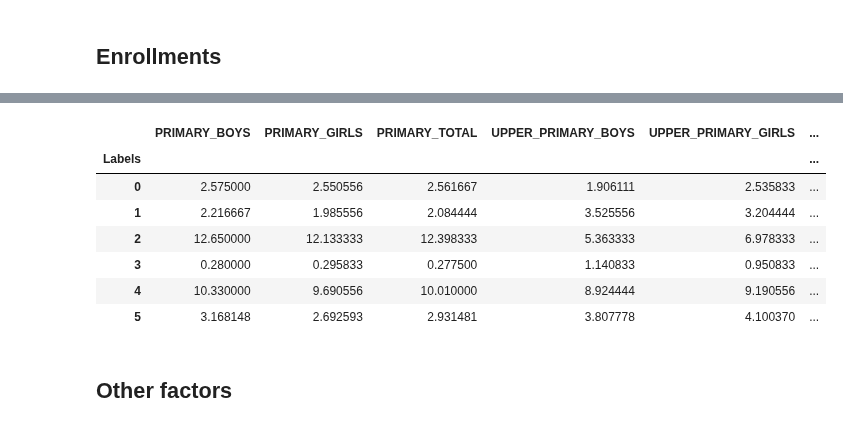
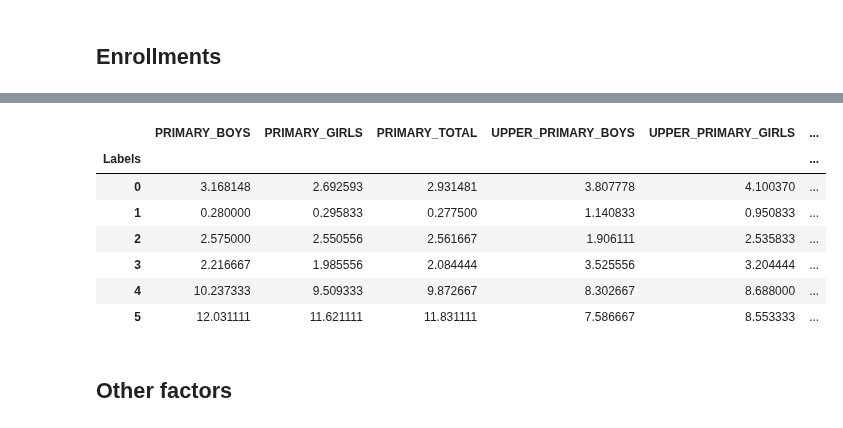
Before and after one commit to AnupamMisra/Data-science-projects, a Jupyter notebook: Education/notebooks/notebook.ipynb, the cells around one changed output, grey strips where cells are left out. Cells and saved outputs as stored; diff of their text form; code cells hidden in the pictures.

```diff
--- a/Education/notebooks/notebook.ipynb
+++ b/Education/notebooks/notebook.ipynb
@@ -92,14 +94,14 @@ factors.corr().style.background_gradient(cmap="Reds")
 # %% [markdown]
 ## Clustering
 # %%
-def create_clusters(x, groupon=list(x.columns)):
+def create_clusters(inx, groupon):
 
     scores=[]
     for i in range(4,36):
         k=KMeans(n_clusters=i,n_init=500, max_iter=500)
-        k.fit(x[groupon])
-        label=KMeans.predict(k,x[groupon])
-        scores.append(silhouette_score(x, label))
+        k.fit(inx[groupon])
+        label=KMeans.predict(k,inx[groupon])
+        scores.append(silhouette_score(inx, label))
 
     pd.DataFrame(scores).plot()
     best_cluster_no=np.argmax(scores[2:36])+2
@@ -109,9 +111,9 @@ def create_clusters(x, groupon=list(x.columns)):
     plt.ylabel("Silhoutte score")
     kk=KMeans(n_clusters=best_cluster_no)
 
-    kk.fit(x[groupon])
+    kk.fit(inx[groupon])
     lab = pd.DataFrame(kk.labels_,columns=['Labels'])
-    result=pd.concat([states['State'],x,lab['Labels']],axis=1)
+    result=pd.concat([states['State'],inx,lab['Labels']],axis=1)
     return result
 # %%
 def return_clusters(result):
@@ -166,14 +183,14 @@ KeyboardInterrupt:
 # %%
 reqd=dropouts_result.groupby('Labels')[dropouts_result.columns[1:-1]].agg('mean')
-reqd.style.background_gradient(cmap='Blues')
+reqd.style.background_gradient(cmap='YlGn')
 # %% [output]
 |  | PRIMARY_BOYS | PRIMARY_GIRLS | PRIMARY_TOTAL | UPPER_PRIMARY_BOYS | UPPER_PRIMARY_GIRLS | ... |
 | Labels |  |  |  |  |  | ... |
-| 0 | 2.575000 | 2.550556 | 2.561667 | 1.906111 | 2.535833 | ... |
-| 1 | 2.216667 | 1.985556 | 2.084444 | 3.525556 | 3.204444 | ... |
-| 2 | 12.650000 | 12.133333 | 12.398333 | 5.363333 | 6.978333 | ... |
-| 3 | 0.280000 | 0.295833 | 0.277500 | 1.140833 | 0.950833 | ... |
-| 4 | 10.330000 | 9.690556 | 10.010000 | 8.924444 | 9.190556 | ... |
-| 5 | 3.168148 | 2.692593 | 2.931481 | 3.807778 | 4.100370 | ... |
+| 0 | 3.168148 | 2.692593 | 2.931481 | 3.807778 | 4.100370 | ... |
+| 1 | 0.280000 | 0.295833 | 0.277500 | 1.140833 | 0.950833 | ... |
+| 2 | 2.575000 | 2.550556 | 2.561667 | 1.906111 | 2.535833 | ... |
+| 3 | 2.216667 | 1.985556 | 2.084444 | 3.525556 | 3.204444 | ... |
+| 4 | 10.237333 | 9.509333 | 9.872667 | 8.302667 | 8.688000 | ... |
+| 5 | 12.031111 | 11.621111 | 11.831111 | 7.586667 | 8.553333 | ... |
 # %% [markdown]
 ## Other factors
```
Also changed, not shown: parts of 31 cells of this notebook, 7 other files.
